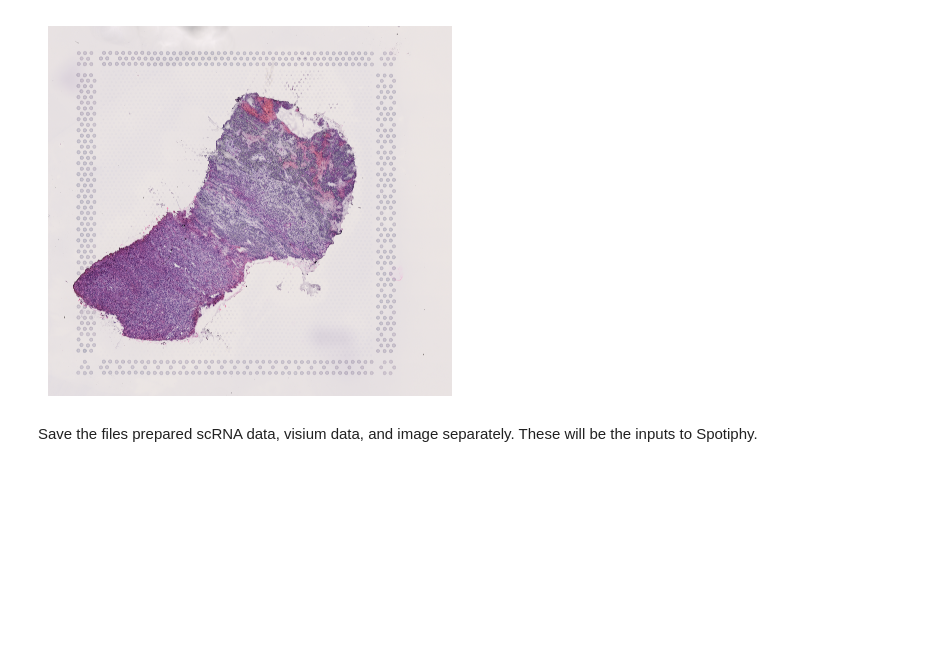
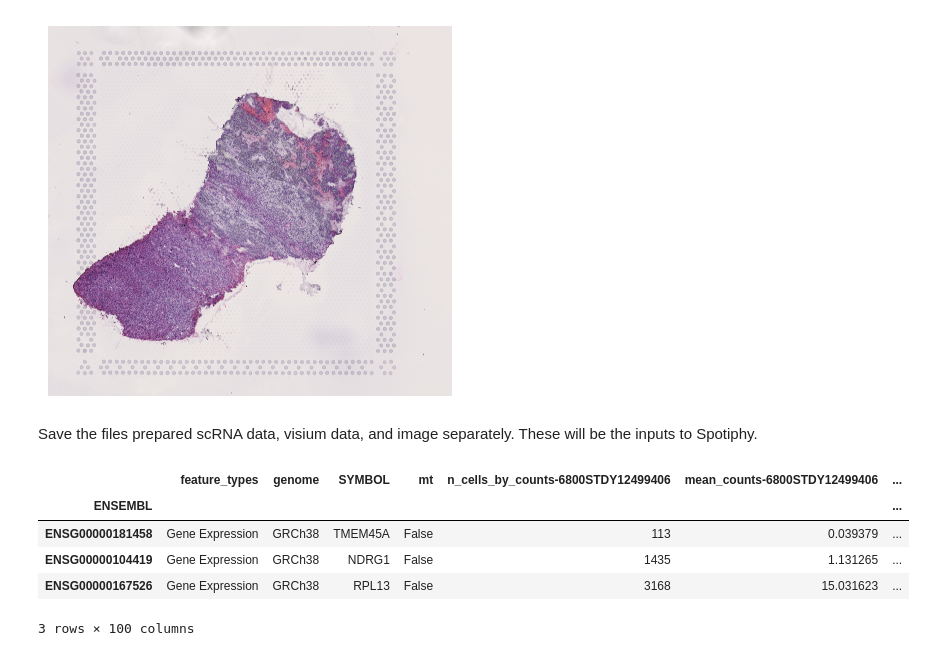
Before and after one commit to edgarfelizmenio/HyperSpot, a Jupyter notebook: demo/Human Kidney Cancer Interface 0 - HGCTSVG Data Preparation.ipynb, the cells around one changed output. Cells and saved outputs as stored; diff of their text form; code cells hidden in the pictures; blank space fills up the shorter version.

```diff
--- a/demo/Human Kidney Cancer Interface 0 - HGCTSVG Data Preparation.ipynb
+++ b/demo/Human Kidney Cancer Interface 0 - HGCTSVG Data Preparation.ipynb
@@ -61,3 +69,13 @@ Save the files prepared scRNA data, visium data, and image separately. These wil
 adata_sc.write(spotiphy_proj_folder / 'Human Kidney Cancer scRNA Ref.h5ad')
 adata_st_inter.write(spotiphy_proj_folder / 'Human Kidney Cancer Interface.h5ad')
 img.save(spotiphy_proj_folder / 'Human Kidney Cancer Interface.tif')
+# %%
+interest_genes = ['NDRG1', 'RPL13', 'TMEM45A']
+# %%
+annot = sc.queries.biomart_annotations("hsapiens",
+                                       ["ensembl_gene_id",
+                                        "external_gene_name",
+                                        "gene_biotype",
+                                        "chromosome_name"])
+# %%
+interest_gene_ensembl = annot[annot['external_gene_name'].isin(interest_genes)]['ensembl_gene_id'].tolist()
@@ -63,0 +85,9 @@ img.save(spotiphy_proj_folder / 'Human Kidney Cancer Interface.tif')
+# %%
+adata_st_inter.var[adata_st_inter.var_names.isin(interest_gene_ensembl)]
+# %% [output]
+|  | feature_types | genome | SYMBOL | mt | n_cells_by_counts-6800STDY12499406 | mean_counts-6800STDY12499406 | ... |
+| ENSEMBL |  |  |  |  |  |  | ... |
+| ENSG00000181458 | Gene Expression | GRCh38 | TMEM45A | False | 113 | 0.039379 | ... |
+| ENSG00000104419 | Gene Expression | GRCh38 | NDRG1 | False | 1435 | 1.131265 | ... |
+| ENSG00000167526 | Gene Expression | GRCh38 | RPL13 | False | 3168 | 15.031623 | ... |
+3 rows × 100 columns
```
Also changed, not shown: parts of 6 cells of this notebook, 35 other files.
